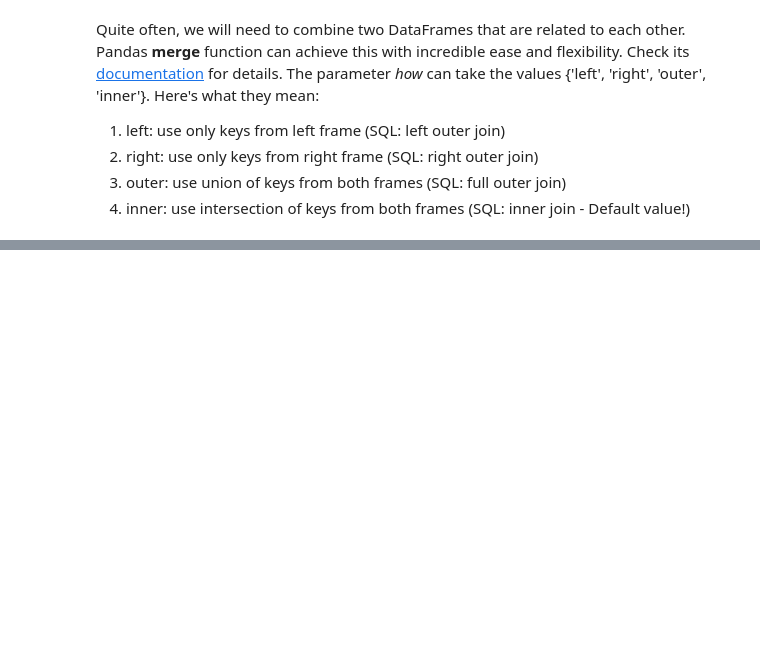
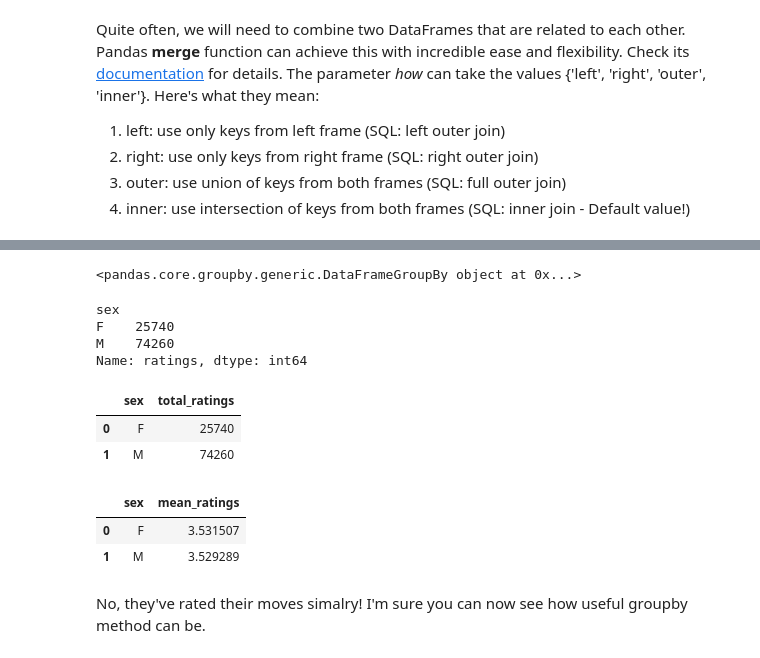
Before and after one commit to sarthakbatragatech/effective-pandas, a Jupyter notebook: movie_lens_experiments.ipynb, the cells around one changed output, grey strips where cells are left out. Saved outputs shown, nothing was run; the diff lists cells and outputs as text; code cells hidden in the pictures; blank space fills up the shorter version.

Commit message:
Added section of groupby

```diff
--- a/movie_lens_experiments.ipynb
+++ b/movie_lens_experiments.ipynb
@@ -217,0 +235,29 @@ master.head()
+# %%
+# Returns a groupby object and tells us the memory address of it.
+master.groupby('sex')
+# %% [output]
+<pandas.core.groupby.generic.DataFrameGroupBy object at 0x...>
+# %%
+# Now let's view a feature like ratings from this gender-based view. A series is returned
+master.groupby('sex')['ratings'].size()
+# %% [output]
+sex
+F    25740
+M    74260
+Name: ratings, dtype: int64
+# %%
+# We can make this more presentable!
+master.groupby('sex')['ratings'].size().rename('total_ratings').reset_index()
+# %% [output]
+|  | sex | total_ratings |
+| 0 | F | 25740 |
+| 1 | M | 74260 |
+# %%
+# Can we find out if females user rate their movies higher or lower than their male counterparts?
+master.groupby('sex')['ratings'].mean().rename('mean_ratings').reset_index()
+# %% [output]
+|  | sex | mean_ratings |
+| 0 | F | 3.531507 |
+| 1 | M | 3.529289 |
+# %% [markdown]
+No, they've rated their moves simalry! I'm sure you can now see how useful groupby method can be.
```
Also changed, not shown: parts of 3 cells of this notebook.
